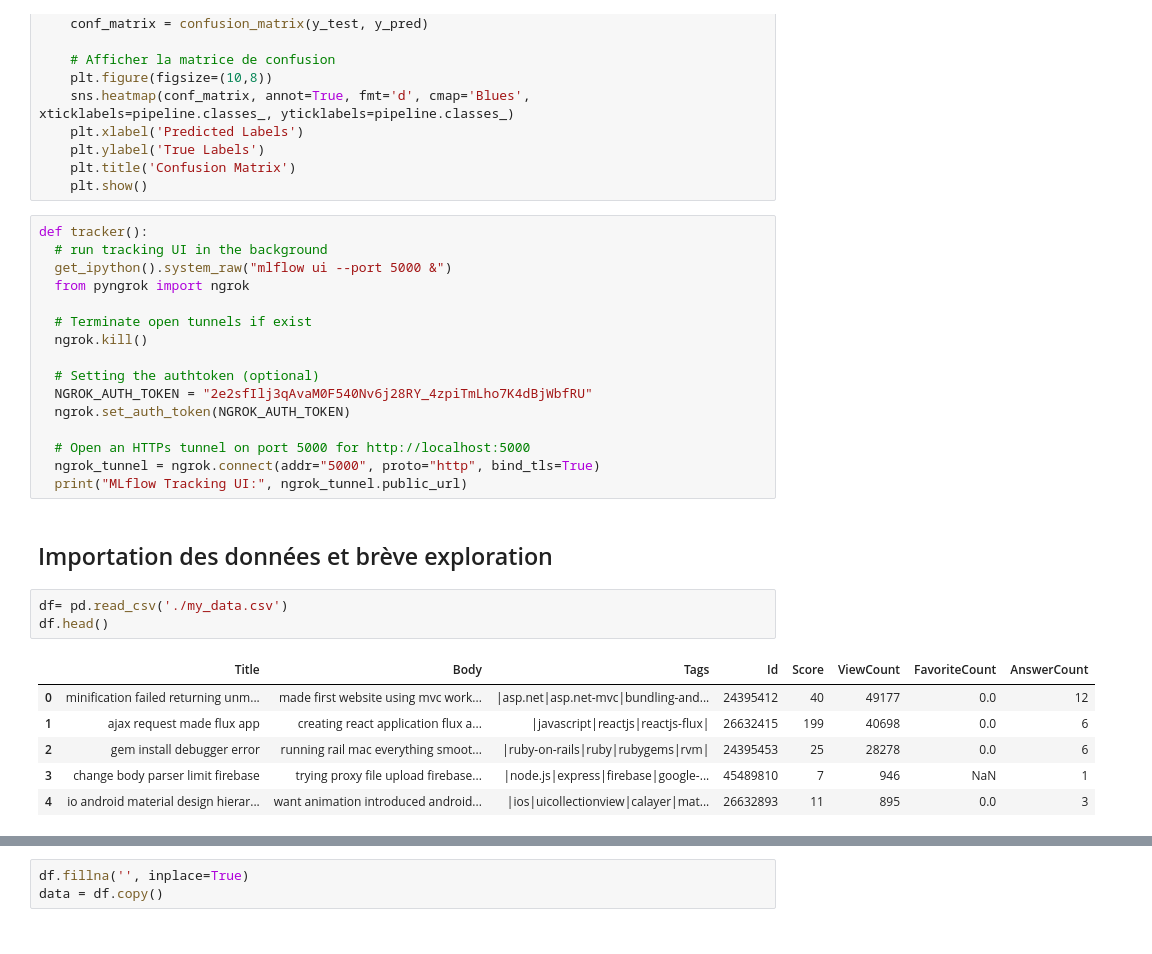
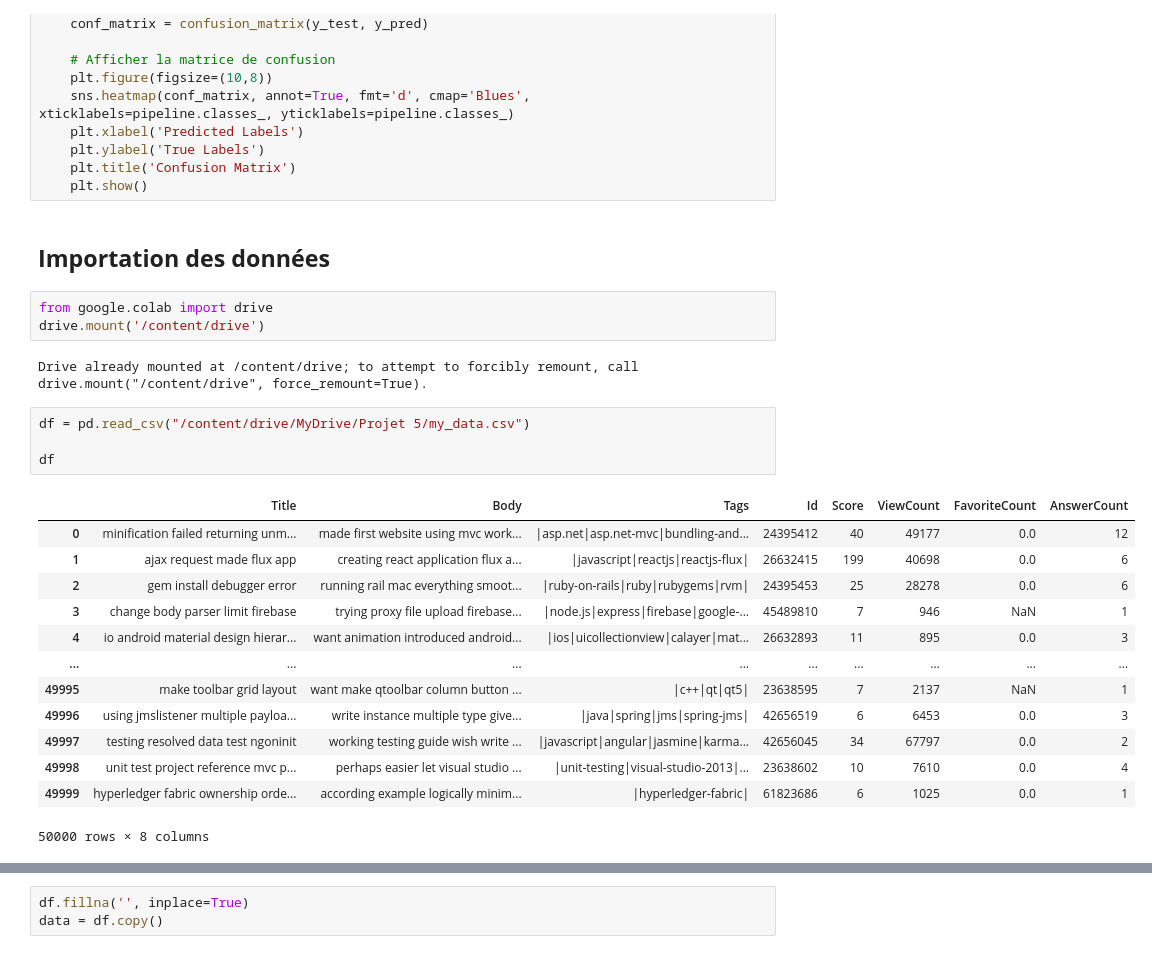
Before and after one commit to Mouhaiminou-OUEDRAOGO/Projet_Categorisez_automatiquement_des_questions, a Jupyter notebook: Notebooks/Notebbook_approche_supervisee.ipynb, the cells around one changed output, grey strips where cells are left out. Drawn from its saved outputs; the diff is of its cells as text.

```diff
--- a/Notebooks/Notebbook_approche_supervisee.ipynb
+++ b/Notebooks/Notebbook_approche_supervisee.ipynb
@@ -91,31 +110,28 @@ def evaluate_model(pipeline, X_test, y_test, mlb):
     plt.ylabel('True Labels')
     plt.title('Confusion Matrix')
     plt.show()
-# %%
-def tracker():
-  # run tracking UI in the background
-  get_ipython().system_raw("mlflow ui --port 5000 &")
-  from pyngrok import ngrok
-
-  # Terminate open tunnels if exist
-  ngrok.kill()
-
-  # Setting the authtoken (optional)
-  NGROK_AUTH_TOKEN = "2e2sfIlj3qAvaM0F540Nv6j28RY_4zpiTmLho7K4dBjWbfRU"
-  ngrok.set_auth_token(NGROK_AUTH_TOKEN)
-
-  # Open an HTTPs tunnel on port 5000 for http://localhost:5000
-  ngrok_tunnel = ngrok.connect(addr="5000", proto="http", bind_tls=True)
-  print("MLflow Tracking UI:", ngrok_tunnel.public_url)
 # %% [markdown]
-## Importation des données et brève exploration
+## **Importation des données**
+# %%
+from google.colab import drive
+drive.mount('/content/drive')
+# %% [output]
+Drive already mounted at /content/drive; to attempt to forcibly remount, call drive.mount("/content/drive", force_remount=True).
 # %%
-df= pd.read_csv('./my_data.csv')
-df.head()
+df = pd.read_csv("/content/drive/MyDrive/Projet 5/my_data.csv")
+
+df
 # %% [output]
 |  | Title | Body | Tags | Id | Score | ViewCount | FavoriteCount | AnswerCount |
 | 0 | minification failed returning unm... | made first website using mvc work... | |asp.net|asp.net-mvc|bundling-and... | 24395412 | 40 | 49177 | 0.0 | 12 |
 | 1 | ajax request made flux app | creating react application flux a... | |javascript|reactjs|reactjs-flux| | 26632415 | 199 | 40698 | 0.0 | 6 |
 | 2 | gem install debugger error | running rail mac everything smoot... | |ruby-on-rails|ruby|rubygems|rvm| | 24395453 | 25 | 28278 | 0.0 | 6 |
 | 3 | change body parser limit firebase | trying proxy file upload firebase... | |node.js|express|firebase|google-... | 45489810 | 7 | 946 | NaN | 1 |
 | 4 | io android material design hierar... | want animation introduced android... | |ios|uicollectionview|calayer|mat... | 26632893 | 11 | 895 | 0.0 | 3 |
+| ... | ... | ... | ... | ... | ... | ... | ... | ... |
+| 49995 | make toolbar grid layout | want make qtoolbar column button ... | |c++|qt|qt5| | 23638595 | 7 | 2137 | NaN | 1 |
+| 49996 | using jmslistener multiple payloa... | write instance multiple type give... | |java|spring|jms|spring-jms| | 42656519 | 6 | 6453 | 0.0 | 3 |
+| 49997 | testing resolved data test ngoninit | working testing guide wish write ... | |javascript|angular|jasmine|karma... | 42656045 | 34 | 67797 | 0.0 | 2 |
+| 49998 | unit test project reference mvc p... | perhaps easier let visual studio ... | |unit-testing|visual-studio-2013|... | 23638602 | 10 | 7610 | 0.0 | 4 |
+| 49999 | hyperledger fabric ownership orde... | according example logically minim... | |hyperledger-fabric| | 61823686 | 6 | 1025 | 0.0 | 1 |
+50000 rows × 8 columns
```
Also changed, not shown: parts of 77 cells of this notebook, 6 other files.
